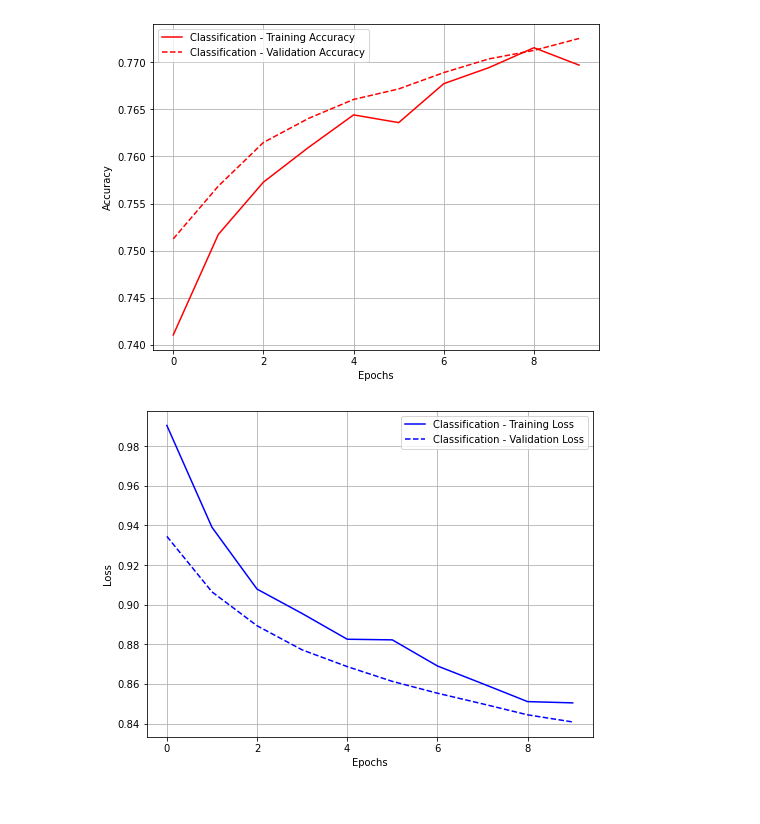
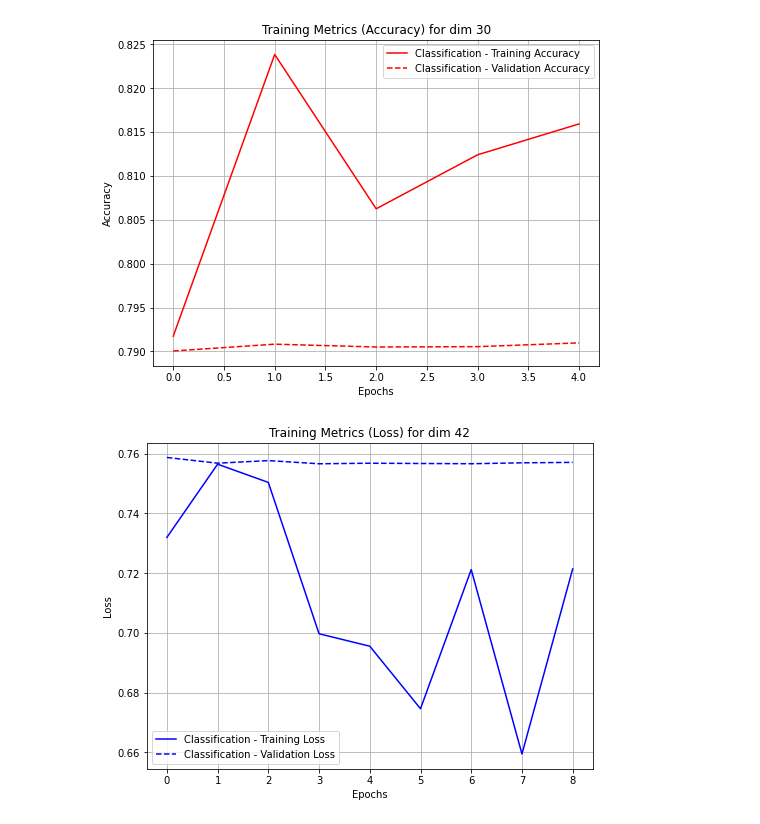
Before and after one commit to mazabdul7/msc_attention_project, a Jupyter notebook: plots/plot.ipynb, the cells around one changed output. Drawn from its saved outputs; the diff is of its cells as text; code cells hidden in the pictures.

Commit message:
baseline models trained

```diff
--- a/plots/plot.ipynb
+++ b/plots/plot.ipynb
@@ -4,5 +4,11 @@ import numpy as np
 import os
 # %%
 # Data is Epoch/Accuracy/Loss/Val_accuracy/Val_loss
-train_data = np.genfromtxt(os.path.join(os.pardir,'logs', 'vgg_training_att.csv'), delimiter=',')
+train_data = np.genfromtxt(os.path.join(os.pardir,'logs', 'vgg_baseline_attention_model_256.csv'), delimiter=',')
 train_data = train_data[1:]
+# %%
+# Data is Epoch/Accuracy/Loss/Val_accuracy/Val_loss
+res = {}
+for i in [17, 42, 90, 256]:
+        train_data = np.genfromtxt(os.path.join(os.pardir,'logs', f'vgg_baseline_attention_model_{i}.csv'), delimiter=',')
+        res[i] = train_data[1:]
@@ -9,24 +41,26 @@ train_data = train_data[1:]
 # %%
 fig, ax = plt.subplots(figsize=(8,6))
 x = train_data[:, 0]
 ax.plot(x, train_data[:, 1], 'r-', label='Classification - Training Accuracy')
 ax.plot(x, train_data[:, 3], 'r--', label='Classification - Validation Accuracy')
 ax.legend()
+ax.set_title('Training Metrics (Accuracy) for dim 30')
 ax.set_xlabel('Epochs')
 ax.set_ylabel('Accuracy')
 ax.grid()
-plt.savefig('acc_per_epoch.png')
+#plt.savefig('acc_per_epoch_base_30.png')
 # %% [output]
-[figure, old version]
+[figure, new version]
 # %%
 fig, ax = plt.subplots(figsize=(8,6))
 x = train_data[:, 0]
 ax.plot(x, train_data[:, 2], 'b-', label='Classification - Training Loss')
 ax.plot(x, train_data[:, 4], 'b--', label='Classification - Validation Loss')
 ax.legend()
+ax.set_title('Training Metrics (Loss) for dim 42')
 ax.set_xlabel('Epochs')
 ax.set_ylabel('Loss')
 ax.grid()
-plt.savefig('loss_per_epoch.png')
+plt.savefig('loss_per_epoch_base_42.png')
 # %% [output]
-[figure, old version]
+[figure, new version]
```
Also changed, not shown: parts of 2 cells of this notebook, 16 other files.
